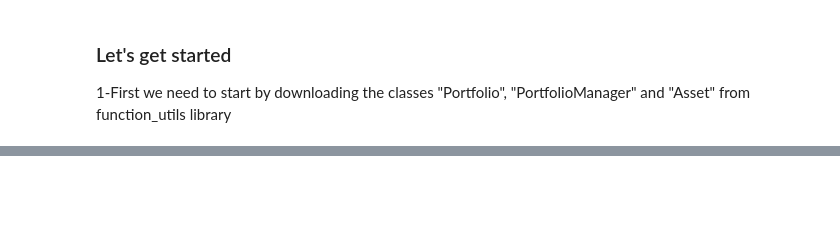
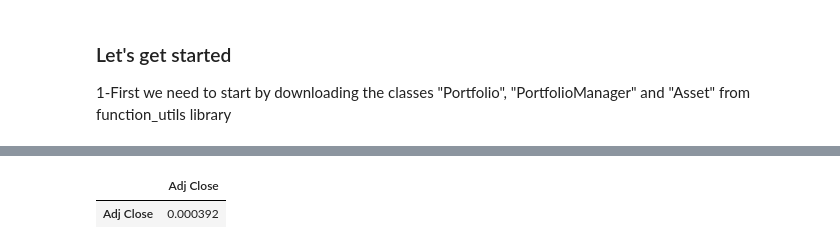
Before and after one commit to NJAimesD/Assets, a Jupyter notebook: test.ipynb, the cells around one changed output, grey strips where cells are left out. Cells and saved outputs as stored; diff of their text form; code cells hidden in the pictures; blank space fills up the shorter version.

```diff
--- a/test.ipynb
+++ b/test.ipynb
@@ -121,0 +153,5 @@ We can also plot the time series we just download so we can observe the pattern
+# %%
+asset._get_variance()
+# %% [output]
+|  | Adj Close |
+| Adj Close | 0.000392 |
```
Also changed, not shown: parts of 38 cells of this notebook.
